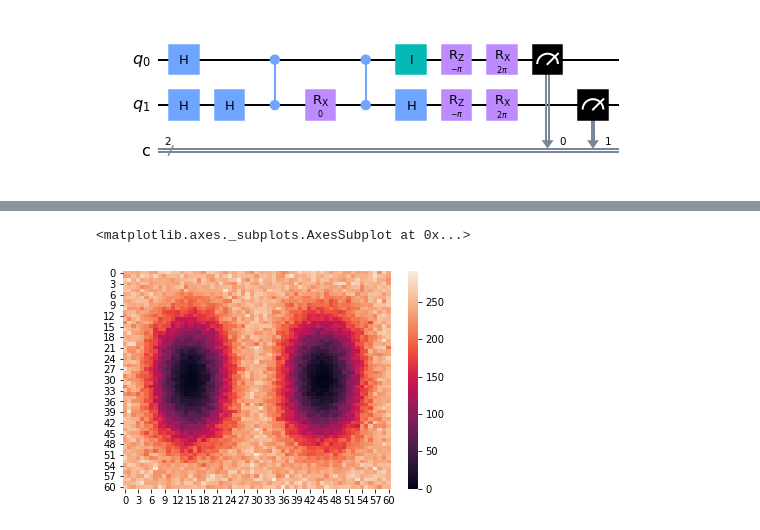
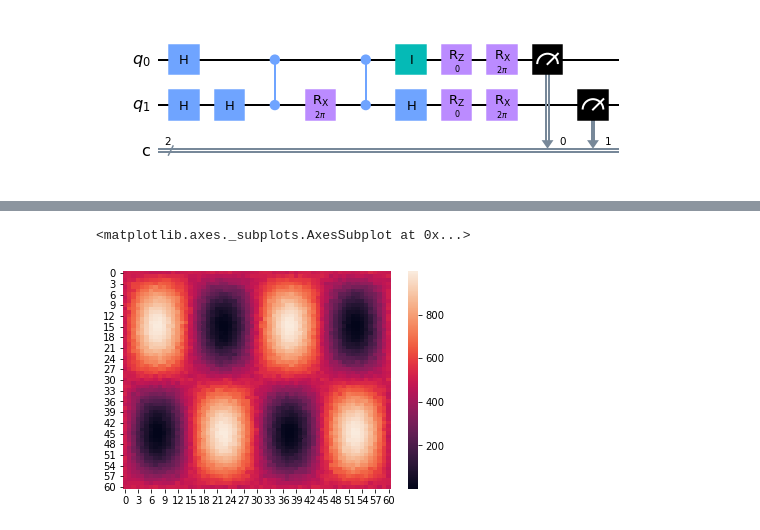
Before and after one commit to kosakhro/QAOA-for-exact-cover, a Jupyter notebook: qaoa_test.ipynb, the cells around one changed output, grey strips where cells are left out. Drawn from its saved outputs; the diff is of its cells as text; code cells hidden in the pictures.

```diff
--- a/qaoa_test.ipynb
+++ b/qaoa_test.ipynb
@@ -70,9 +120,3 @@ print(res)
 qc.draw(output='mpl')
 # %% [output]
 [figure]
-# %%
-result = execute(qc, backend = simulator, shots=1000).result()
-counts = result.get_counts()
-
-print(counts)
-plot_histogram(counts)
@@ -88,13 +129,13 @@ sns.heatmap(res[:, :, 2])
 # %%
-# Initializing the variables for B.
+# Initializing the variables for C.
 J = 0
-h1 = -1
-h2 = 0
+h1 = -0.5
+h2 = 0.5
 
 #Setting the dimesions of the pasephase. The amount of simulated points = n**2
 n = 61
 p = np.pi/(n-1)
-res = np.zeros([n, n, 4])
+resC = np.zeros([n, n, 4])
 
 # Running a simulation for each point
 for i in range(n):
@@ -103,7 +144,7 @@ for i in range(n):
         beta = j*p
         qc = circuitI(gamma, beta, J, h1, h2)
         counts = execute(qc, backend = simulator, shots=1000).result().get_counts()
-        res[i][j][:] = np.array([int(counts.get('00', 0)), int(counts.get('01', 0)), int(counts.get('10', 0)),
+        resC[i][j][:] = np.array([int(counts.get('00', 0)), int(counts.get('01', 0)), int(counts.get('10', 0)),
                                  int(counts.get('11', 0))])
 # %%
 print(res)
@@ -130,9 +171,3 @@ print(res)
 qc.draw(output='mpl')
 # %% [output]
 [figure]
-# %%
-result = execute(qc, backend = simulator, shots=1000).result()
-counts = result.get_counts()
-
-print(counts)
-plot_histogram(counts)
@@ -148,13 +180,13 @@ sns.heatmap(res[:, :, 2])
 # %%
-# Initializing the variables for C.
-J = 0
-h1 = -0.5
-h2 = 0.5
+# Initializing the variables for D.
+J = 1
+h1 = 0
+h2 = 0
 
 #Setting the dimesions of the pasephase. The amount of simulated points = n**2
 n = 61
 p = np.pi/(n-1)
-res = np.zeros([n, n, 4])
+resD = np.zeros([n, n, 4])
 
 # Running a simulation for each point
 for i in range(n):
@@ -163,7 +195,7 @@ for i in range(n):
         beta = j*p
         qc = circuitI(gamma, beta, J, h1, h2)
         counts = execute(qc, backend = simulator, shots=1000).result().get_counts()
-        res[i][j][:] = np.array([int(counts.get('00', 0)), int(counts.get('01', 0)), int(counts.get('10', 0)),
+        resD[i][j][:] = np.array([int(counts.get('00', 0)), int(counts.get('01', 0)), int(counts.get('10', 0)),
                                  int(counts.get('11', 0))])
 # %%
 print(res)
@@ -202,6 +225,6 @@ plot_histogram(counts)
 # %%
 # Making a heatmap plot
-sns.heatmap(res[:, :, 2])
+sns.heatmap(resD[:, :, 0] + resD[:, :, 1] * 0 + resD[:, :, 2] * 0 + resD[:, :, 3]  )
 # %% [output]
 <matplotlib.axes._subplots.AxesSubplot at 0x...>
-[figure, old version]
+[figure, new version]
```
Also changed, not shown: parts of 20 cells of this notebook, 15 other files.
